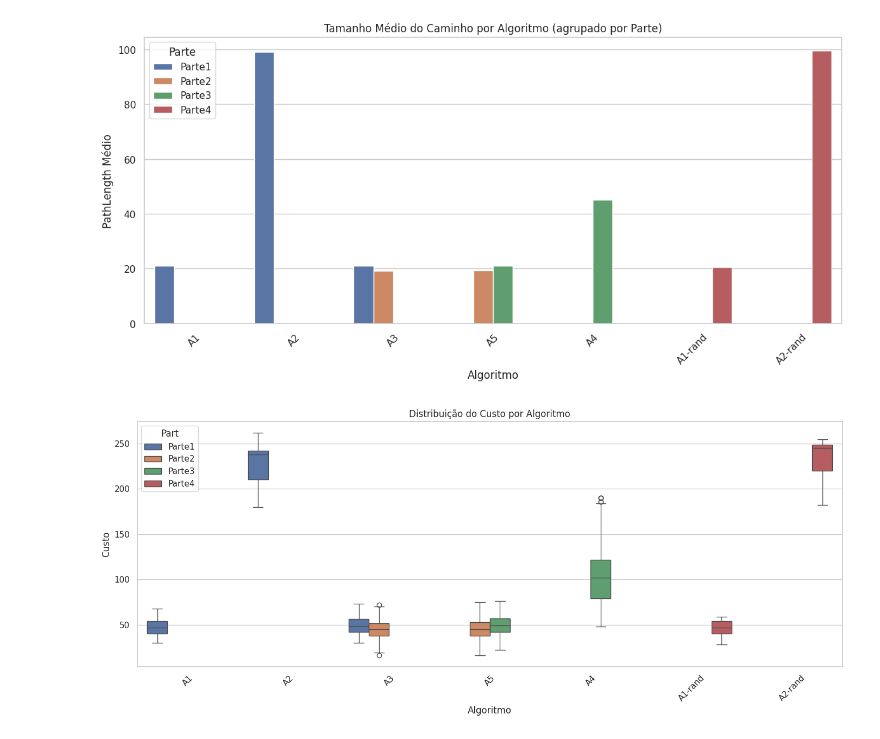
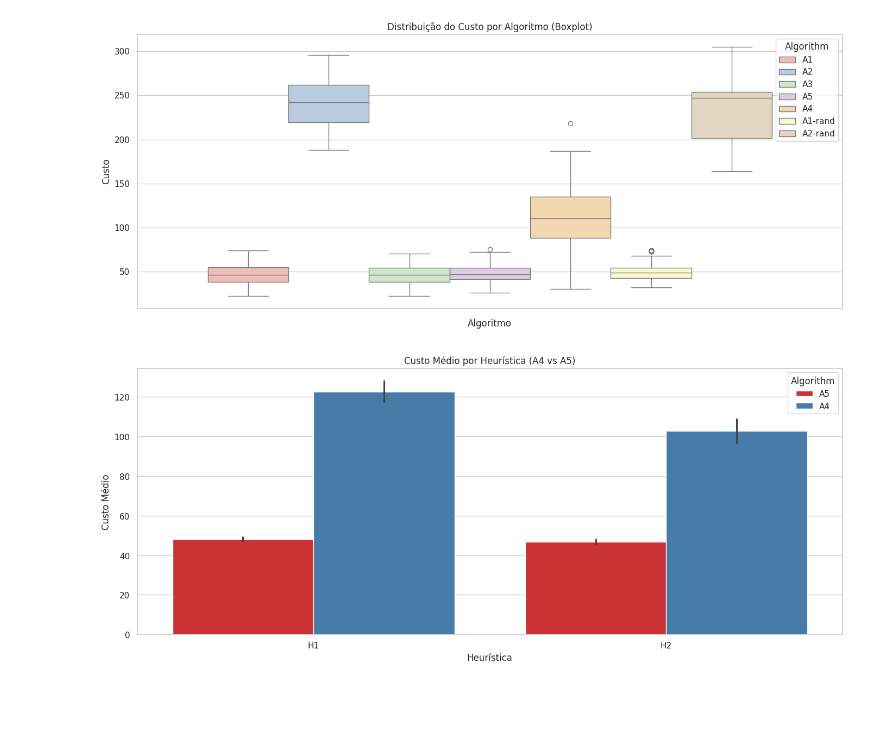
Before and after one commit to GustavoErick/IA-Algoritmos-de-Busca, a Jupyter notebook: análise.ipynb, the cells around one changed output. Drawn from its saved outputs; the diff is of its cells as text; code cells hidden in the pictures; blank space fills up the shorter version.

Commit message:
gráficos atualizados

```diff
--- a/análise.ipynb
+++ b/análise.ipynb
@@ -28,0 +23,33 @@ plt.show()
+# %%
+sns.set(style="whitegrid")
+plt.rcParams["figure.figsize"] = (14, 6)
+
+# Gráfico 1: Custo médio por algoritmo em todas as partes
+plt.figure()
+df_group = df_all.groupby('Algorithm')['Cost'].mean().reset_index().sort_values(by='Cost')
+sns.barplot(data=df_group, hue='Algorithm', y='Cost', palette='Set2')
+plt.title('Custo Médio por Algoritmo (Todas as Partes)')
+plt.ylabel('Custo Médio')
+plt.xlabel('Algoritmo')
+plt.tight_layout()
+plt.show()
+
+# Gráfico 2: Comparação de PathLength médio por algoritmo
+plt.figure()
+df_group2 = df_all.groupby('Algorithm')['PathLength'].mean().reset_index().sort_values(by='PathLength')
+sns.barplot(data=df_group2, hue='Algorithm', y='PathLength', palette='Set3')
+plt.title('Tamanho Médio do Caminho por Algoritmo')
+plt.ylabel('PathLength Médio')
+plt.xlabel('Algoritmo')
+plt.tight_layout()
+plt.show()
+
+# Gráfico 3: Nós Gerados vs. Nós Visitados (eficiência de expansão)
+plt.figure()
+df_group3 = df_all.groupby('Algorithm')[['NodesGenerated', 'NodesVisited']].mean().reset_index()
+sns.scatterplot(data=df_group3, x='NodesGenerated', y='NodesVisited', hue='Algorithm', s=200)
+plt.title('Relação entre Nós Gerados e Visitados por Algoritmo')
+plt.xlabel('Média de Nós Gerados')
+plt.ylabel('Média de Nós Visitados')
+plt.tight_layout()
+plt.show()
@@ -29,25 +60,21 @@ plt.show()
 # %%
-# Gráfico 2: Tamanho médio do caminho (PathLength) por algoritmo
 plt.figure()
-sns.barplot(data=mean_metrics, x='Algorithm', y='PathLength', hue='Part')
-plt.title('Tamanho Médio do Caminho por Algoritmo (agrupado por Parte)')
-plt.ylabel('PathLength Médio')
+sns.boxplot(data=df_all, hue='Algorithm', y='Cost', palette='Pastel1')
+plt.title('Distribuição do Custo por Algoritmo (Boxplot)')
+plt.ylabel('Custo')
 plt.xlabel('Algoritmo')
-plt.legend(title='Parte')
-plt.xticks(rotation=45)
 plt.tight_layout()
 plt.show()
 # %% [output]
-[figure, old version]
+[figure, new version]
 # %%
-# Gráfico 4: Boxplot do custo por algoritmo (todas as execuções)
-plt.figure(figsize=(14, 6))
-sns.boxplot(data=df, x='Algorithm', y='Cost', hue='Part')
-plt.title('Distribuição do Custo por Algoritmo')
-plt.ylabel('Custo')
-plt.xlabel('Algoritmo')
-plt.xticks(rotation=45)
+df_heuristics = df_all[df_all['Algorithm'].isin(['A4', 'A5'])]
+plt.figure()
+sns.barplot(data=df_heuristics, x='Heuristic', y='Cost', hue='Algorithm', palette='Set1')
+plt.title('Custo Médio por Heurística (A4 vs A5)')
+plt.ylabel('Custo Médio')
+plt.xlabel('Heurística')
 plt.tight_layout()
 plt.show()
 # %% [output]
-[figure, old version]
+[figure, new version]
```
Also changed, not shown: parts of 6 cells of this notebook.
